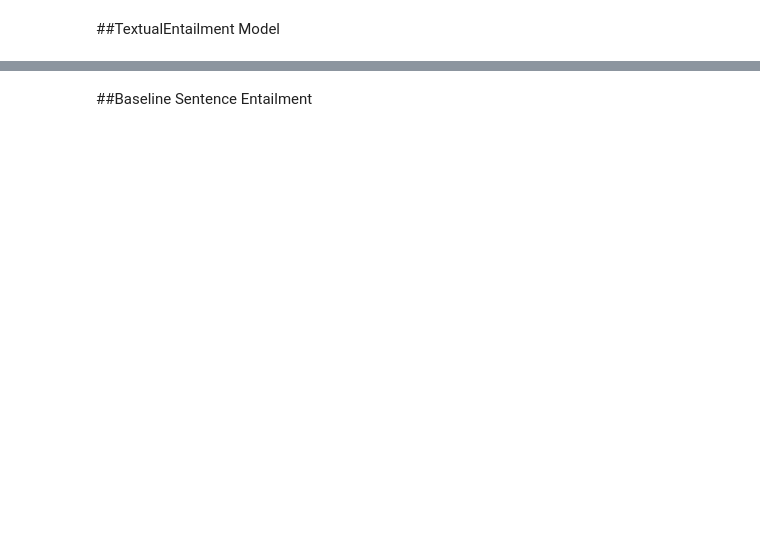
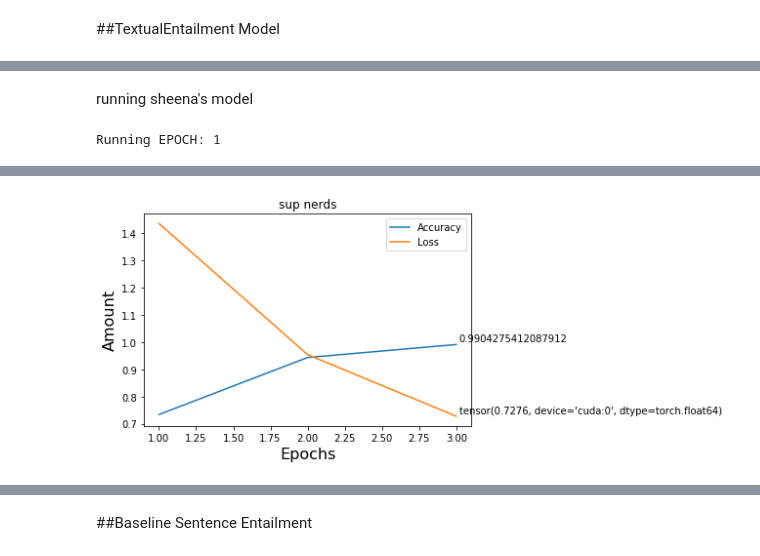
Before and after one commit to PiotrusWatson/level4project, a Jupyter notebook: data/ipynbs/textual_entailment_snli.ipynb, the cells around one changed output, grey strips where cells are left out. Cells and saved outputs as stored; diff of their text form; code cells hidden in the pictures; blank space fills up the shorter version.

```diff
--- a/data/ipynbs/textual_entailment_snli.ipynb
+++ b/data/ipynbs/textual_entailment_snli.ipynb
@@ -937,0 +1100,6 @@ Confusion matrix:
+# %% [markdown]
+running sheena's model
+# %%
+sheena_real_results, sheena_predicted_ys = run_model(models["sheena_model"], datasets["politifact"], Hyperparameters)
+# %% [output]
+Running EPOCH: 1
@@ -937,0 +1124 @@ Confusion matrix:
+[figure, added]
```
Also changed, not shown: parts of 50 cells of this notebook.
